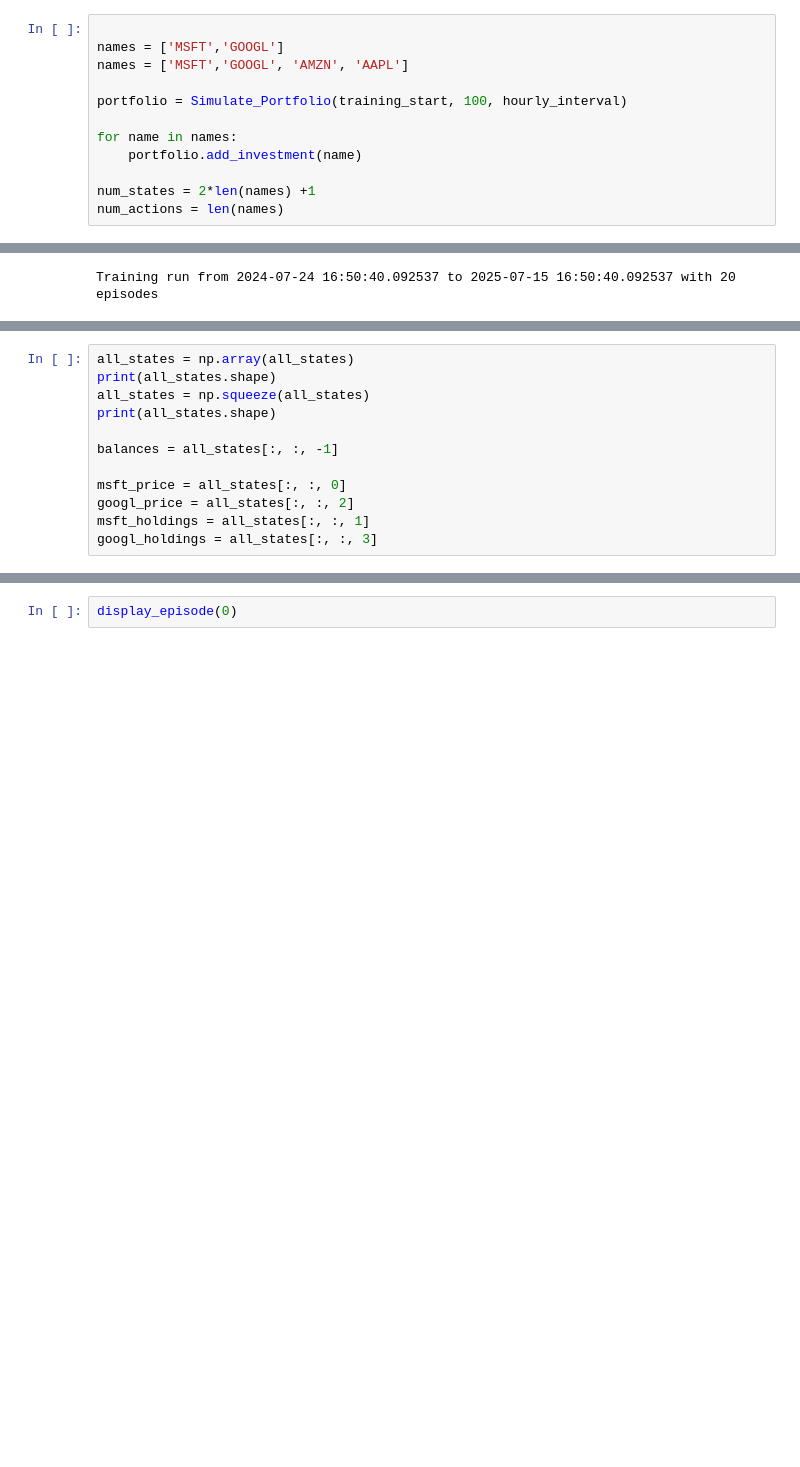
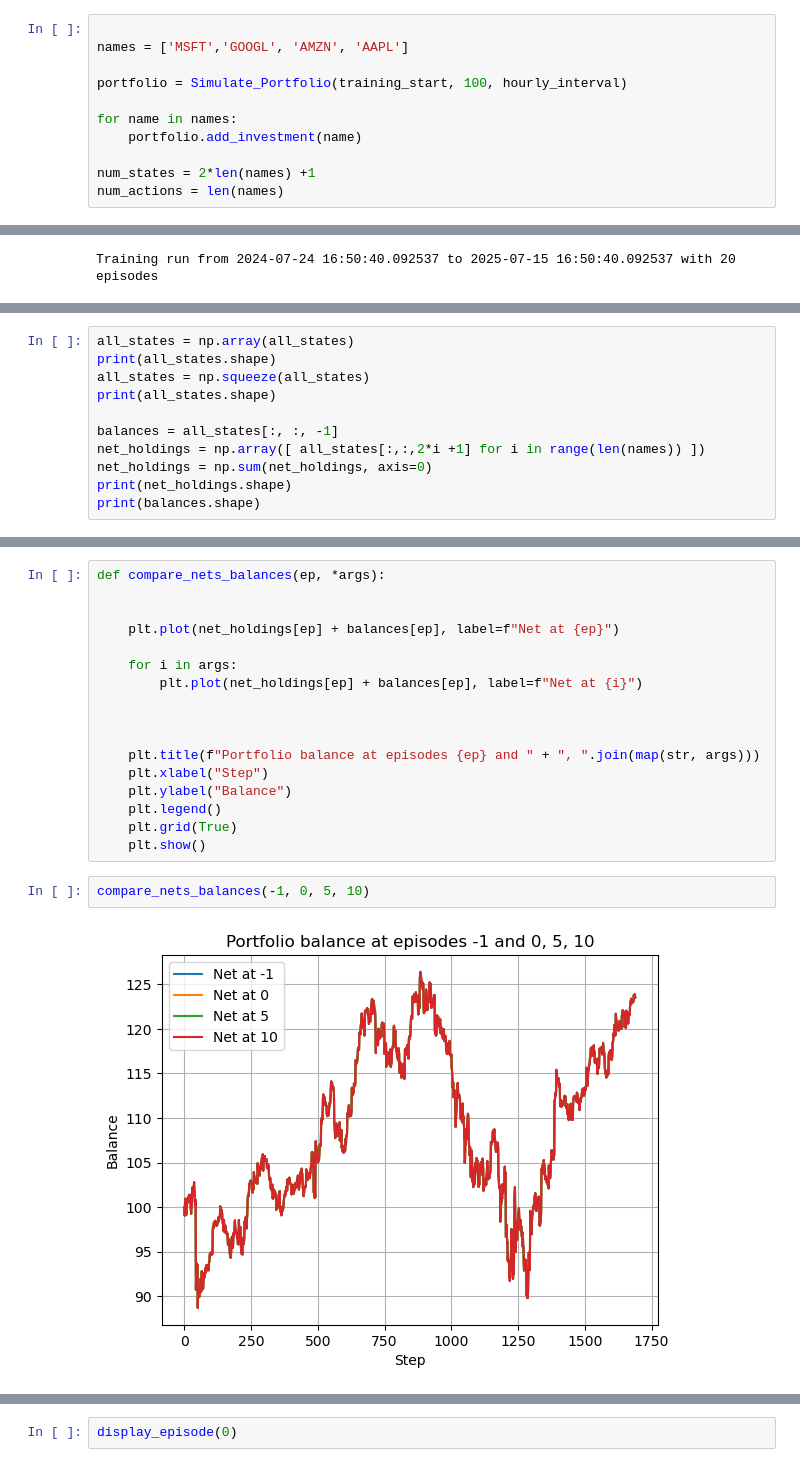
Before and after one commit to MDBowen/StockPred, a Jupyter notebook: Reinfocement_Learning/ddpg_portfolio_managment.ipynb, the cells around one changed output, grey strips where cells are left out. Cells and saved outputs as stored; diff of their text form; blank space fills up the shorter version.

```diff
--- a/Reinfocement_Learning/ddpg_portfolio_managment.ipynb
+++ b/Reinfocement_Learning/ddpg_portfolio_managment.ipynb
@@ -57,6 +57,5 @@ Training from  2024-07-24 16:50:40.092537  to  2025-07-15 16:50:40.092537
 # %%
 
-names = ['MSFT','GOOGL']
 names = ['MSFT','GOOGL', 'AMZN', 'AAPL']
 
 portfolio = Simulate_Portfolio(training_start, 100, hourly_interval)
@@ -424,9 +423,8 @@ all_states = np.squeeze(all_states)
 print(all_states.shape)
 
 balances = all_states[:, :, -1]
-
-msft_price = all_states[:, :, 0]
-googl_price = all_states[:, :, 2]
-msft_holdings = all_states[:, :, 1]
-googl_holdings = all_states[:, :, 3]
+net_holdings = np.array([ all_states[:,:,2*i +1] for i in range(len(names)) ])
+net_holdings = np.sum(net_holdings, axis=0)
+print(net_holdings.shape)
+print(balances.shape)
 # %% [output]
@@ -435,3 +435,24 @@ googl_holdings = all_states[:, :, 3]
+# %%
+def compare_nets_balances(ep, *args):
+
+
+    plt.plot(net_holdings[ep] + balances[ep], label=f"Net at {ep}")
+
+    for i in args:
+        plt.plot(net_holdings[ep] + balances[ep], label=f"Net at {i}")
+
+
+
+    plt.title(f"Portfolio balance at episodes {ep} and " + ", ".join(map(str, args)))
+    plt.xlabel("Step")
+    plt.ylabel("Balance")
+    plt.legend()
+    plt.grid(True)
+    plt.show()
+# %%
+compare_nets_balances(-1, 0, 5, 10)
+# %% [output]
+[figure, added]
 # %%
 
 def display_episode(ep):
```
Also changed, not shown: parts of 10 cells of this notebook, 2 other files.
